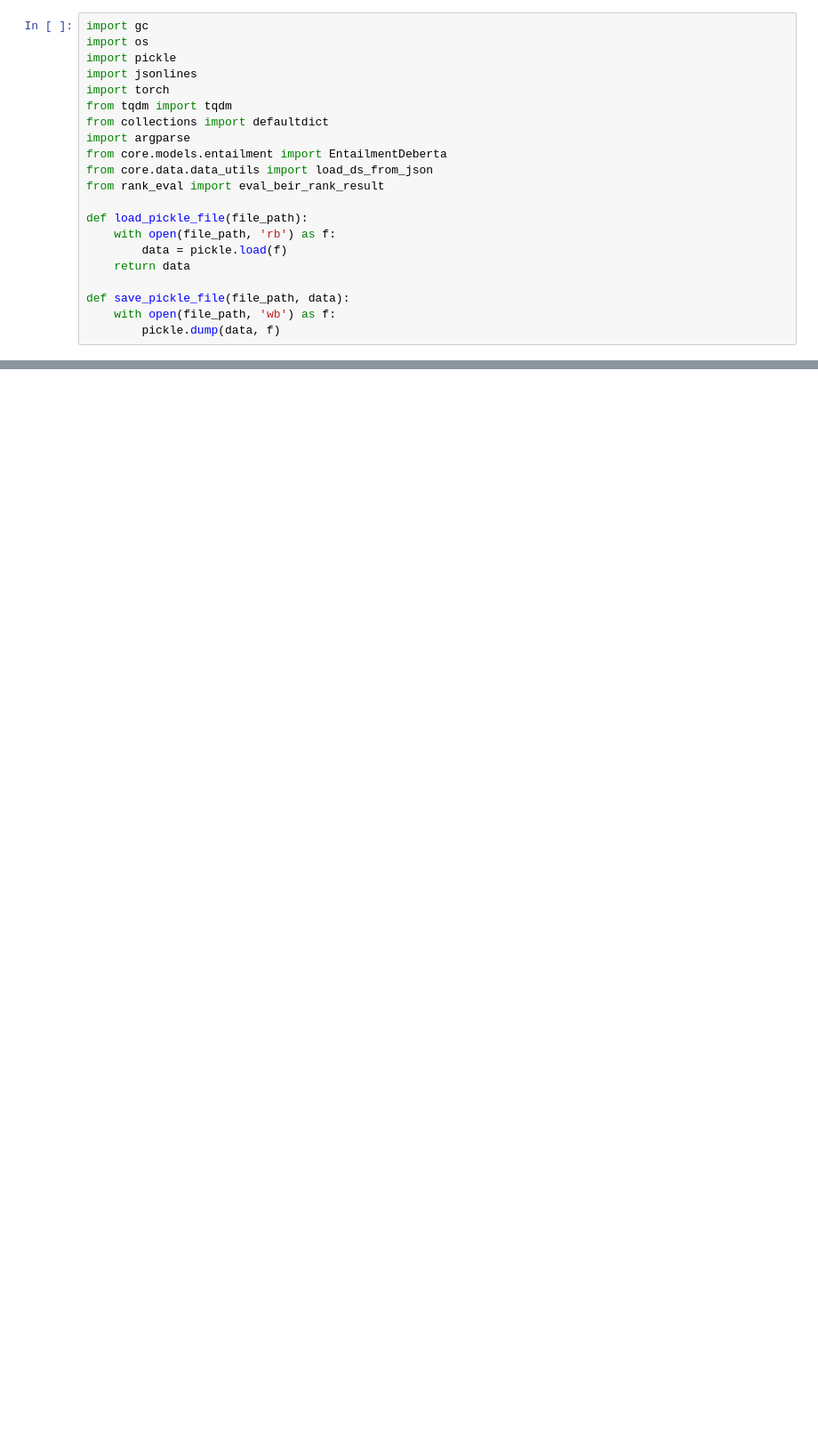
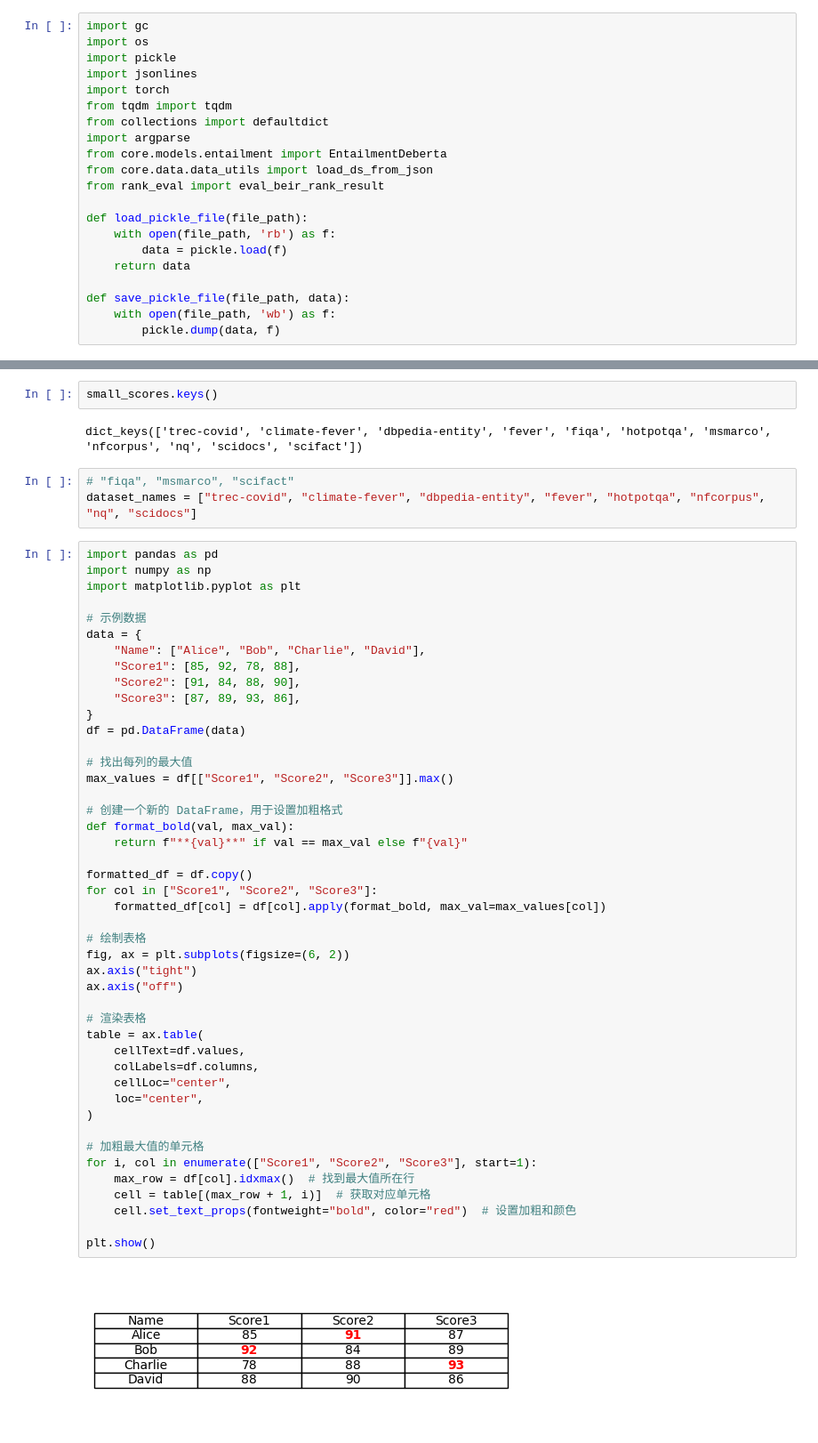
Before and after one commit to zerocpp/frag4, a Jupyter notebook: 实验-在rerank数据集上验证信息增益.ipynb, the cells around one changed output, grey strips where cells are left out. Shown at 89% size. Cells and saved outputs as stored; diff of their text form; blank space fills up the shorter version.

```diff
--- a/实验-在rerank数据集上验证信息增益.ipynb
+++ b/实验-在rerank数据集上验证信息增益.ipynb
@@ -110,0 +140,54 @@ all_scores
+# %%
+small_scores.keys()
+# %% [output]
+dict_keys(['trec-covid', 'climate-fever', 'dbpedia-entity', 'fever', 'fiqa', 'hotpotqa', 'msmarco', 'nfcorpus', 'nq', 'scidocs', 'scifact'])
+# %%
+# "fiqa", "msmarco", "scifact"
+dataset_names = ["trec-covid", "climate-fever", "dbpedia-entity", "fever", "hotpotqa", "nfcorpus", "nq", "scidocs"]
+# %%
+import pandas as pd
+import numpy as np
+import matplotlib.pyplot as plt
+
+# 示例数据
+data = {
+    "Name": ["Alice", "Bob", "Charlie", "David"],
+    "Score1": [85, 92, 78, 88],
+    "Score2": [91, 84, 88, 90],
+    "Score3": [87, 89, 93, 86],
+}
+df = pd.DataFrame(data)
+
+# 找出每列的最大值
+max_values = df[["Score1", "Score2", "Score3"]].max()
+
+# 创建一个新的 DataFrame，用于设置加粗格式
+def format_bold(val, max_val):
+    return f"**{val}**" if val == max_val else f"{val}"
+
+formatted_df = df.copy()
+for col in ["Score1", "Score2", "Score3"]:
+    formatted_df[col] = df[col].apply(format_bold, max_val=max_values[col])
+
+# 绘制表格
+fig, ax = plt.subplots(figsize=(6, 2))
+ax.axis("tight")
+ax.axis("off")
+
+# 渲染表格
+table = ax.table(
+    cellText=df.values,
+    colLabels=df.columns,
+    cellLoc="center",
+    loc="center",
+)
+
+# 加粗最大值的单元格
+for i, col in enumerate(["Score1", "Score2", "Score3"], start=1):
+    max_row = df[col].idxmax()  # 找到最大值所在行
+    cell = table[(max_row + 1, i)]  # 获取对应单元格
+    cell.set_text_props(fontweight="bold", color="red")  # 设置加粗和颜色
+
+plt.show()
+# %% [output]
+[figure, added]
```
Also changed, not shown: parts of 8 cells of this notebook, 2 other files.
